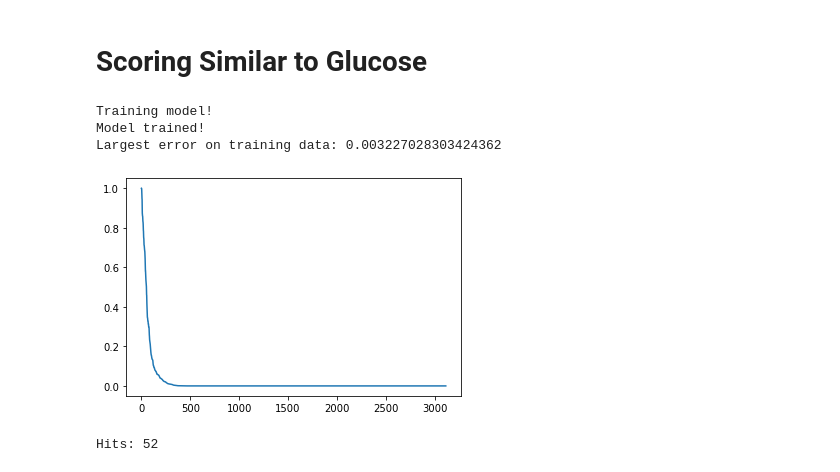
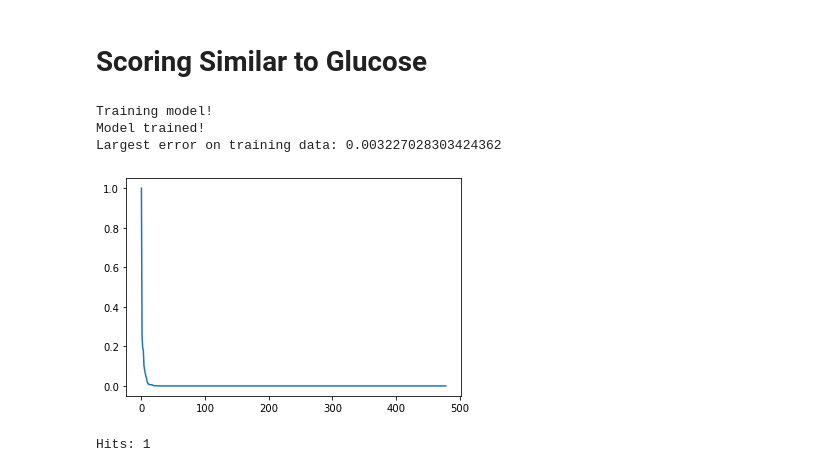
Before and after one commit to Ryan-Abramowitz/MoleculeBinding, a Jupyter notebook: SGD.ipynb, the cells around one changed output. Saved outputs shown, nothing was run; the diff lists cells and outputs as text; code cells hidden in the pictures.

Commit message:
new supplier

```diff
--- a/SGD.ipynb
+++ b/SGD.ipynb
@@ -296,7 +296,9 @@ Draw.MolsToGridImage(mMols[:1],legends=[names[gone]+f"\n{len(fragments)} success
 # %% [markdown]
 # Scoring Similar to Glucose
 # %%
-df = pd.read_excel('Test Set - Similar to Glucose.xlsx', dtype=str)
+# df = pd.read_excel('Test Set - Similar to Glucose.xlsx', dtype=str)
+supplier = 'SantaCruztBioTech'
+df = pd.read_csv(supplier+'StockListCarbohydratesFiltered.csv', dtype=str)
 blacklist = ['.','2H','3H','11C','12C','13C','14C','15O','15N']
 df = df[[all([b not in i for b in blacklist]) for i in df['SMILES']]]
 df = df[['nan' != str(i) for i in df['Name']]]
@@ -315,46 +317,48 @@ print('Model trained!')
 # print(df)
 def run_on_one(s):
     s = Chem.MolFromSmiles(s)
     if s == None:
         return 0
     else:
         return model.predict_proba([AllChem.GetMorganFingerprintAsBitVect(s,2,useChirality=True,nBits=bits)])[0][1]
 def model_on_list(x):
     pool = Pool(16)
     result = list(pool.map(run_on_one,x))
     pool.close()
     pool.join()
     return result
 
 train_reslt = model_on_list(smiles)
 predictions = np.array(train_reslt) - np.array(label)
 print('Largest error on training data:',max(abs(predictions)))
 
 
 inp = list(df['SMILES'])
 predictions = list(zip(model_on_list(inp),df['Name'],df['SMILES']))
 predictions = [(float(i),str(j),str(k)) for i,j,k in predictions]
 predictions.sort(reverse=True)
 
 plt.plot([i[0] for i in predictions])
 plt.show()
 # %% [output]
 Training model!
 Model trained!
 Largest error on training data: 0.003227028303424362
-[figure, old version]
+[figure, new version]
 # %%
 posatives = [i for i in predictions if i[0] > 0.5]
 print('Hits:',len(posatives))
 x = pd.DataFrame(posatives)
 x.columns=['Score','Name','SMILES']
-x.to_excel('GlucoseLikeHits.xlsx',index=False)
+# x.to_excel('GlucoseLikeHits.xlsx',index=False)
+x.to_excel(supplier+'Hits.xlsx',index=False)
 
 mMols = [Chem.MolFromSmiles(m[2]) for m in posatives]
 x = Draw.MolsToGridImage(mMols,legends=[f'Molecule {x}\tScore = {round(i[0],2)}\n{i[1]}' for x,i in enumerate(posatives)], molsPerRow=9, maxMols = 100, subImgSize=(300,300), returnPNG=False)
-x.save('GlucoseLikeHits.png')
+# x.save('GlucoseLikeHits.png')
+x.save(supplier+'Hits.png')
 # %% [output]
-Hits: 52
+Hits: 1
 # %%
 %run MontyCarlo.ipynb
 
```
Also changed, not shown: parts of 1 cell of this notebook, 13 other files.
